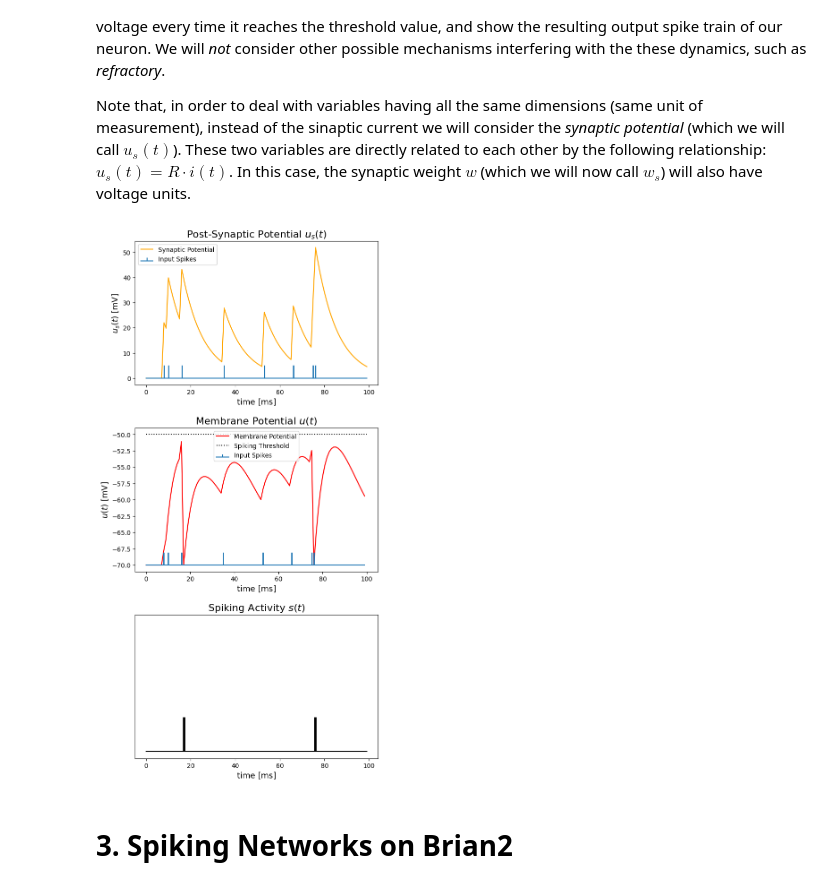
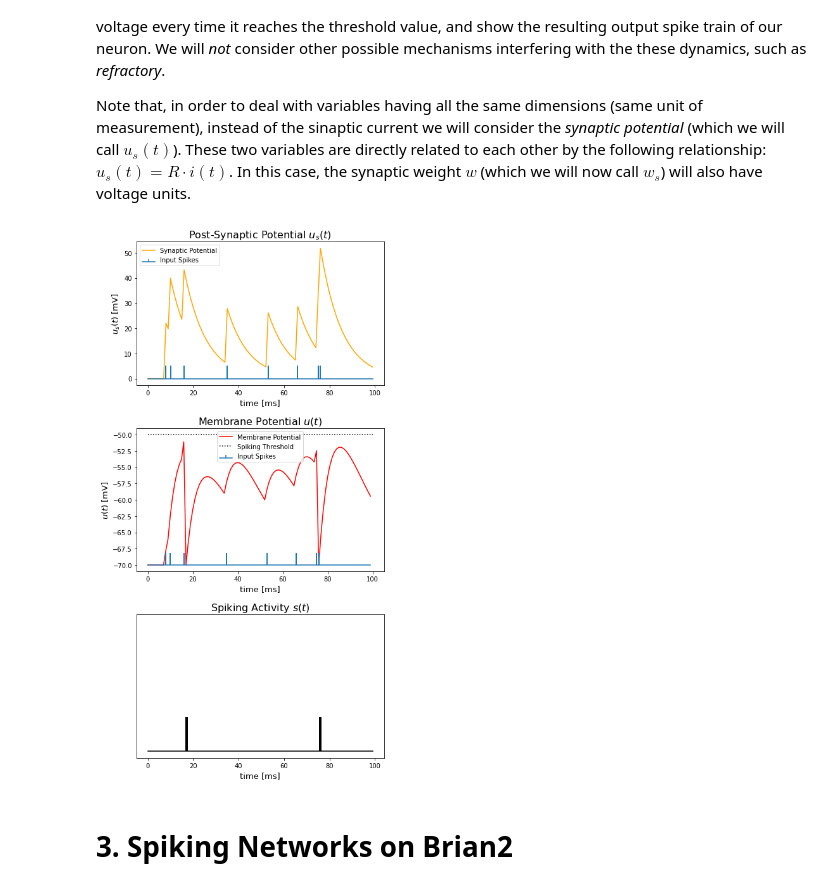
Before and after one commit to simo-net/NC-ICS, a Jupyter notebook: Start.ipynb, the cells around one changed output. Drawn from its saved outputs; the diff is of its cells as text; code cells hidden in the pictures.

```diff
--- a/Start.ipynb
+++ b/Start.ipynb
@@ -184,37 +185,39 @@ for k in range(N):
 plt.figure(figsize=(7, 15))
 plt.subplot(311)
 plt.plot(times, u_s_t, c='orange', label='Synaptic Potential')
-markerline, stemlines, baseline = plt.stem(times, spikes_in * 0.1 * (u_s_t.max() - u_s_t.min()), basefmt='C0', label='Input Spikes')
+markerline, stemlines, baseline = plt.stem(times, spikes_in * 0.1 * (u_s_t.max() - u_s_t.min()),
+                                           basefmt='C0', use_line_collection=True, label='Input Spikes')
 markerline.set_marker("")
 stemlines.set_linewidth(2)
 plt.xlabel('time [ms]', fontsize=13)
 plt.ylabel('$u_s(t)$ [mV]', fontsize=13)
 plt.title('Post-Synaptic Potential $u_s(t)$', fontsize=16)
 plt.legend()
 
 plt.subplot(312)
 plt.plot(times, u_t, c='red', label='Membrane Potential')
 plt.plot([0, T], [u_th, u_th], 'k:', label='Spiking Threshold')
-markerline, stemlines, baseline = plt.stem(times, u_reset + spikes_in * 0.1 * (u_t.max() - u_t.min()), basefmt='C0', bottom=u_reset, label='Input Spikes')
+markerline, stemlines, baseline = plt.stem(times, u_reset + spikes_in * 0.1 * (u_t.max() - u_t.min()), bottom=u_reset,
+                                           basefmt='C0', use_line_collection=True, label='Input Spikes')
 markerline.set_marker("")
 stemlines.set_linewidth(2)
 plt.xlabel('time [ms]', fontsize=13)
 plt.ylabel('$u(t)$ [mV]', fontsize=13)
 plt.title('Membrane Potential $u(t)$', fontsize=16)
 plt.legend()
 
 plt.subplot(313)
-markerline, stemlines, baseline = plt.stem(times, spikes_out, basefmt='k', linefmt='-k')
+markerline, stemlines, baseline = plt.stem(times, spikes_out, basefmt='k', linefmt='-k', use_line_collection=True)
 markerline.set_marker("")
 stemlines.set_linewidth(4)
 plt.ylim(-.2, 4)
 plt.yticks([], [])
 plt.xlabel('time [ms]', fontsize=13)
 plt.title('Spiking Activity $s(t)$', fontsize=16)
 plt.subplots_adjust(hspace=0.3)
 plt.show()
 # %% [output]
-[figure, old version]
+[figure, new version]
 # %% [markdown]
 # **3. Spiking Networks on Brian2**
 # %% [markdown]
```
Also changed, not shown: parts of 6 cells of this notebook, 5 other files.
